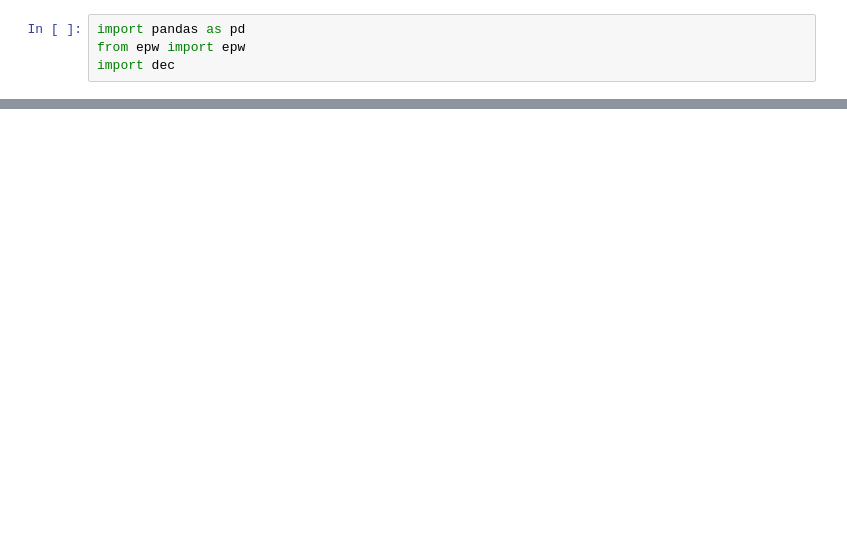
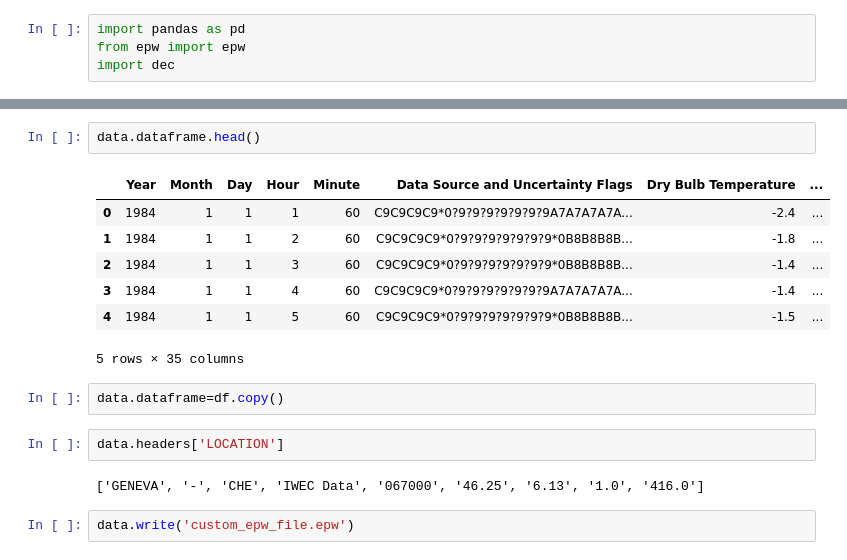
Before and after one commit to Cyrusss-D/ict4building, a Jupyter notebook: Requirements/CHE_Geneva.067000_IWEC/WeatherCustom.ipynb, the cells around one changed output, grey strips where cells are left out. Cells and saved outputs as stored; diff of their text form; blank space fills up the shorter version.

```diff
--- a/Requirements/CHE_Geneva.067000_IWEC/WeatherCustom.ipynb
+++ b/Requirements/CHE_Geneva.067000_IWEC/WeatherCustom.ipynb
@@ -38,0 +96,18 @@ ParserError: Error tokenizing data. C error: Expected 1 fields in line 4, saw 2
+# %%
+data.dataframe.head()
+# %% [output]
+|  | Year | Month | Day | Hour | Minute | Data Source and Uncertainty Flags | Dry Bulb Temperature | ... |
+| 0 | 1984 | 1 | 1 | 1 | 60 | C9C9C9C9*0?9?9?9?9?9?9?9A7A7A7A7A... | -2.4 | ... |
+| 1 | 1984 | 1 | 1 | 2 | 60 | C9C9C9C9*0?9?9?9?9?9?9?9*0B8B8B8B... | -1.8 | ... |
+| 2 | 1984 | 1 | 1 | 3 | 60 | C9C9C9C9*0?9?9?9?9?9?9?9*0B8B8B8B... | -1.4 | ... |
+| 3 | 1984 | 1 | 1 | 4 | 60 | C9C9C9C9*0?9?9?9?9?9?9?9A7A7A7A7A... | -1.4 | ... |
+| 4 | 1984 | 1 | 1 | 5 | 60 | C9C9C9C9*0?9?9?9?9?9?9?9*0B8B8B8B... | -1.5 | ... |
+5 rows × 35 columns
+# %%
+data.dataframe=df.copy()
+# %%
+data.headers['LOCATION']
+# %% [output]
+['GENEVA', '-', 'CHE', 'IWEC Data', '067000', '46.25', '6.13', '1.0', '416.0']
+# %%
+data.write('custom_epw_file.epw')
```
Also changed, not shown: parts of 14 cells of this notebook, 45 other files.
